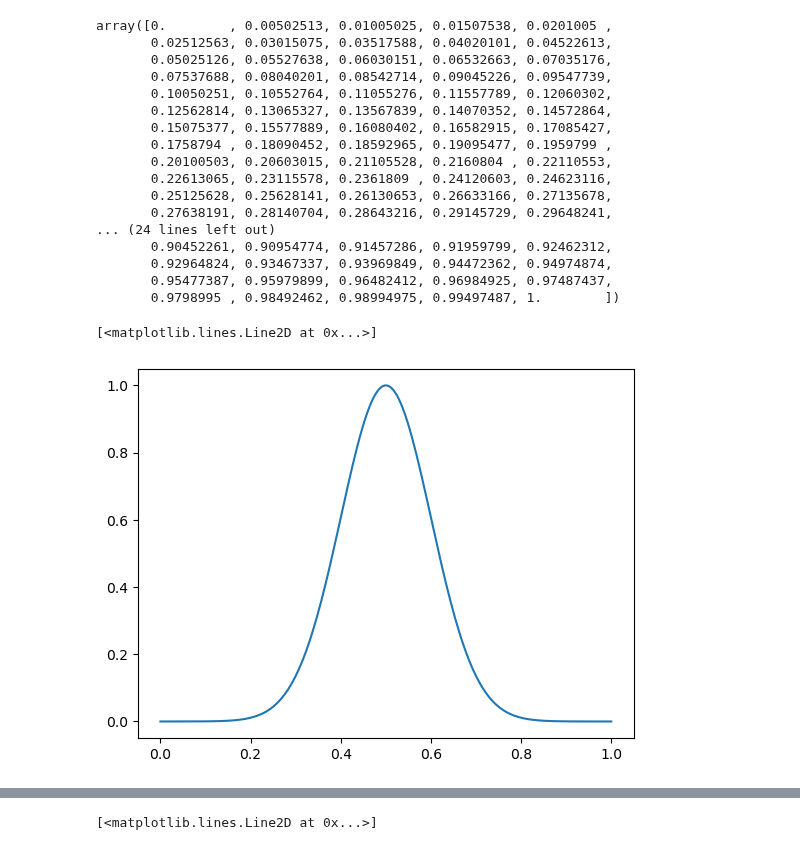
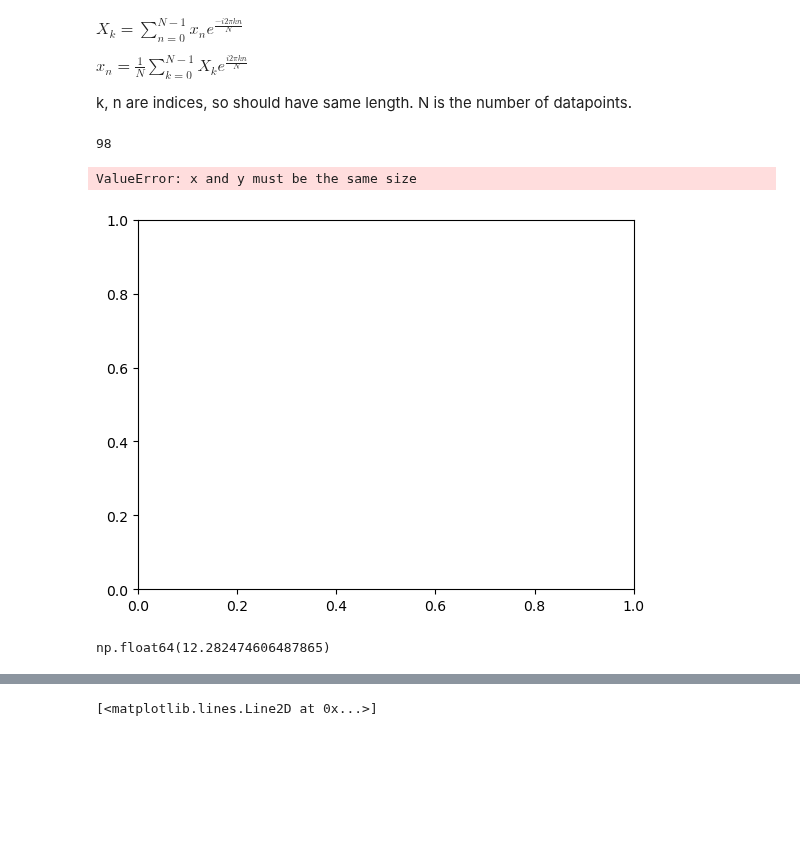
Before and after one commit to kparrine/Computational_Astro, a Jupyter notebook: C5/C5.ipynb, the cells around one changed output, grey strips where cells are left out. Drawn from its saved outputs; the diff is of its cells as text; code cells hidden in the pictures; blank space fills up the shorter version.

```diff
--- a/C5/C5.ipynb
+++ b/C5/C5.ipynb
@@ -7,0 +5,6 @@ def func(x):
+# %% [markdown]
+$X_{k} = \sum_{n=0}^{N-1} x_{n}e^{\frac{-i2\pi kn}{N}}$
+
+$x_{n} = \frac{1}{N}\sum_{k=0}^{N-1} X_{k}e^{\frac{i2\pi kn}{N}}$
+
+k, n are indices, so should have same length. N is the number of datapoints.
@@ -8,2 +52,38 @@ def func(x):
+# %%
+N=100
+x = np.linspace(0,1,N) #my x range in domain [0,1]
+k = np.arange(0,N,1)
+og = []
+xk = []
+xn = []
+
+for k in range(0,N-1):
+    for n in range(0,N-1):
+        #print(k,n)
+        og_vals = sum(func(x))
+        xk_vals = xk_func(x,k,N,n)
+        xn_vals = xn_func(x,k,N,n)
+
+        og.append(og_vals)
+        xk.append(xk_vals)
+        xn.append(xn_vals)
+# %%
+k
+# %% [output]
+98
+# %%
+plt.scatter(x,og)
+#plt.scatter(x,abs(xk[0]))
+# %% [output]
+ValueError: x and y must be the same size
+[figure, added]
+# %%
+N=50
+x = np.linspace(0,1,N) #my x range in domain [0,1]
+x.shape
+func(x)
+#plt.scatter(x,func(x))
+# %% [output]
+np.float64(12.282474606487865)
 # %%
 #Making the discrete Fourier transform
@@ -37,34 +142,3 @@ def DFT():
-# %%
-# Number of sample points
-N = 200
-# sample spacing
-T = 1.0 /200.0
-x = np.linspace(0.0, N*T, N)
-x
-# %% [output]
-array([0.        , 0.00502513, 0.01005025, 0.01507538, 0.0201005 ,
-       0.02512563, 0.03015075, 0.03517588, 0.04020101, 0.04522613,
-       0.05025126, 0.05527638, 0.06030151, 0.06532663, 0.07035176,
-       0.07537688, 0.08040201, 0.08542714, 0.09045226, 0.09547739,
-       0.10050251, 0.10552764, 0.11055276, 0.11557789, 0.12060302,
-       0.12562814, 0.13065327, 0.13567839, 0.14070352, 0.14572864,
-       0.15075377, 0.15577889, 0.16080402, 0.16582915, 0.17085427,
-       0.1758794 , 0.18090452, 0.18592965, 0.19095477, 0.1959799 ,
-       0.20100503, 0.20603015, 0.21105528, 0.2160804 , 0.22110553,
-       0.22613065, 0.23115578, 0.2361809 , 0.24120603, 0.24623116,
-       0.25125628, 0.25628141, 0.26130653, 0.26633166, 0.27135678,
-       0.27638191, 0.28140704, 0.28643216, 0.29145729, 0.29648241,
-... (24 lines left out)
-       0.90452261, 0.90954774, 0.91457286, 0.91959799, 0.92462312,
-       0.92964824, 0.93467337, 0.93969849, 0.94472362, 0.94974874,
-       0.95477387, 0.95979899, 0.96482412, 0.96984925, 0.97487437,
-       0.9798995 , 0.98492462, 0.98994975, 0.99497487, 1.        ])
-# %%
-#Looking at original plot
-plt.plot(x,func(x))
-# %% [output]
-[<matplotlib.lines.Line2D at 0x...>]
-[figure, removed]
 # %%
 #Doing the Fourier transform
 def compute_fft(func, x):
```
Also changed, not shown: parts of 4 cells of this notebook.
